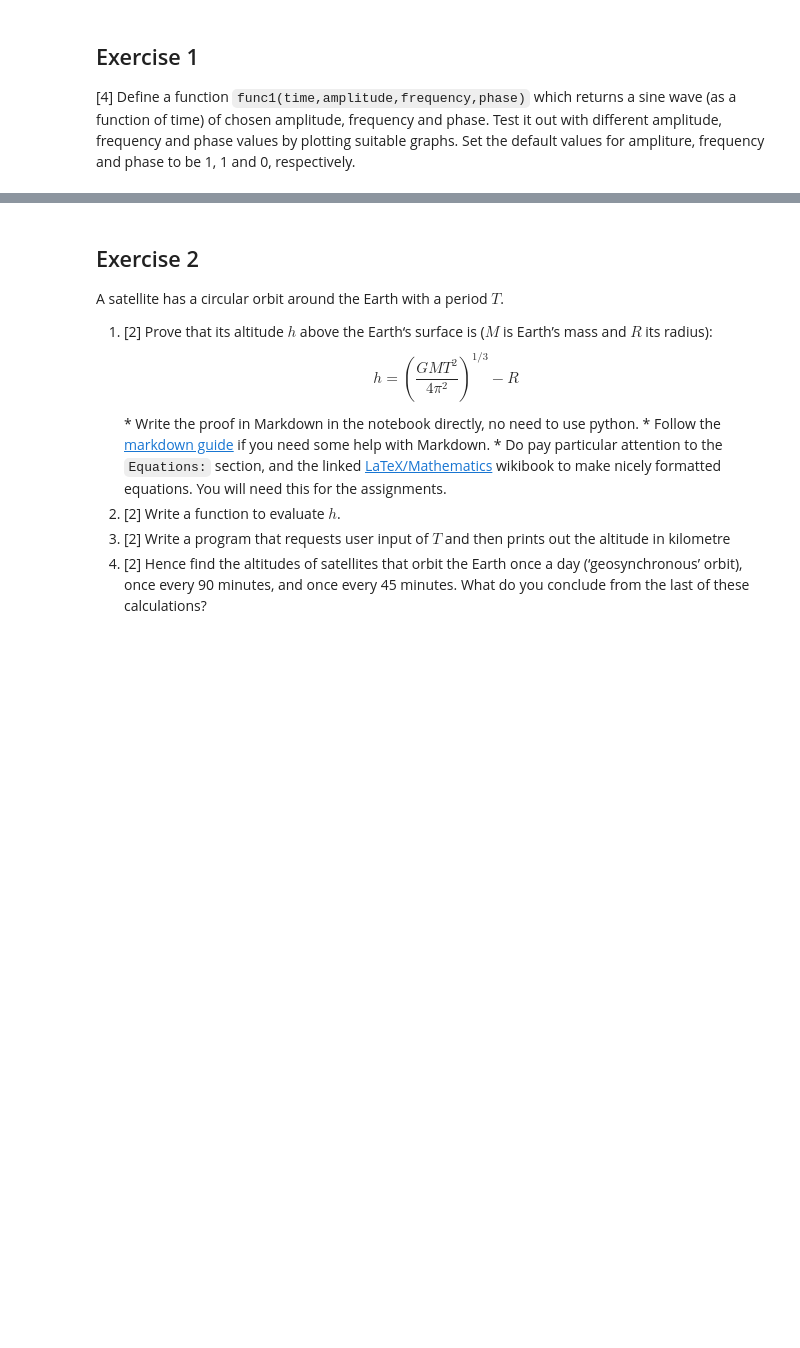
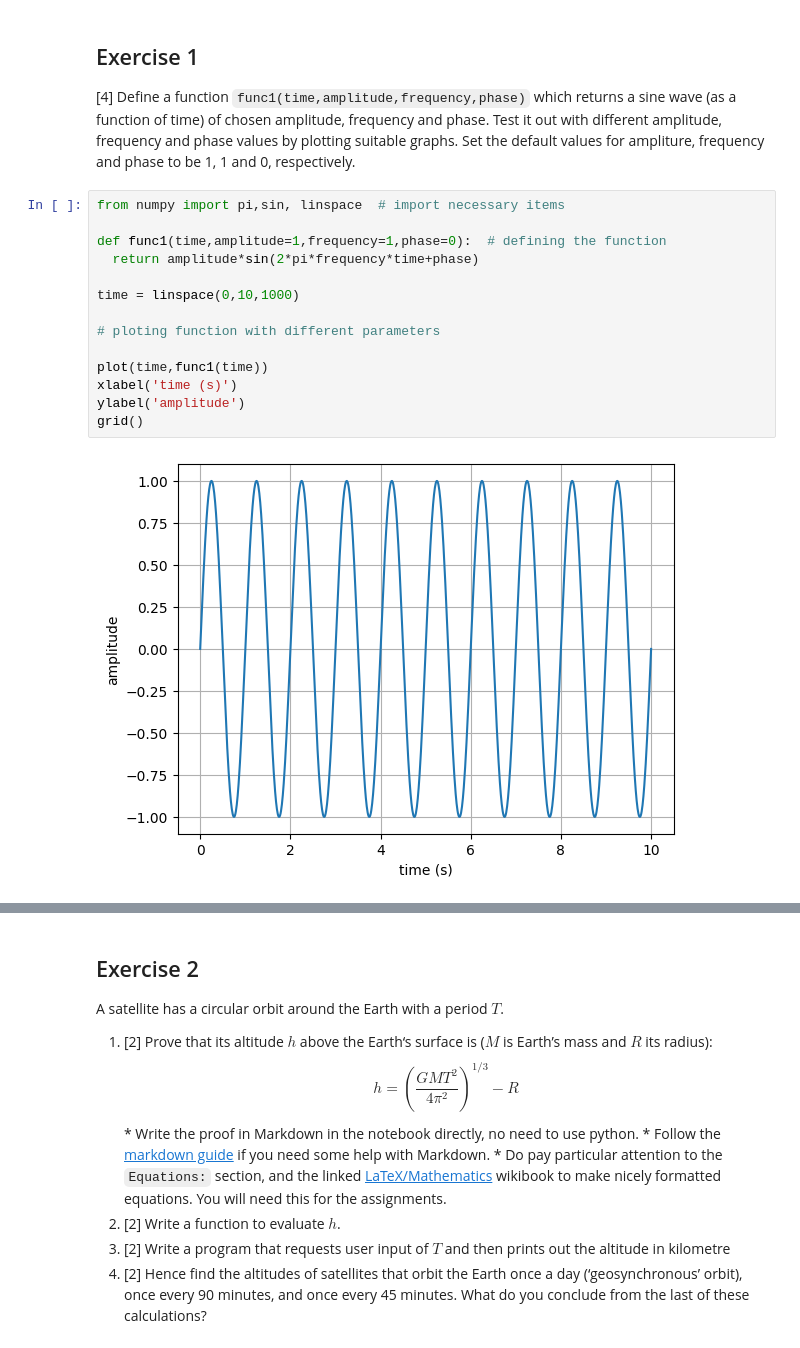
Before and after one commit to PX2145-2025/week-1-b-Morgan-Howard-Reuben, a Jupyter notebook: Functions.ipynb, the cells around one changed output, grey strips where cells are left out. Drawn from its saved outputs; the diff is of its cells as text; blank space fills up the shorter version.

```diff
--- a/Functions.ipynb
+++ b/Functions.ipynb
@@ -311,3 +311,19 @@ grid()
 ## Exercise 1
 
 [4] Define a function `func1(time,amplitude,frequency,phase)` which returns a sine wave (as a function of time) of chosen amplitude, frequency and phase. Test it out with different amplitude, frequency and phase values by plotting suitable graphs. Set the default values for ampliture, frequency and phase to be 1, 1 and 0, respectively.
+# %%
+from numpy import pi,sin, linspace  # import necessary items
+
+def func1(time,amplitude=1,frequency=1,phase=0):  # defining the function
+  return amplitude*sin(2*pi*frequency*time+phase)
+
+time = linspace(0,10,1000)
+
+# ploting function with different parameters
+
+plot(time,func1(time))
+xlabel('time (s)')
+ylabel('amplitude')
+grid()
+# %% [output]
+[figure, added]
```
Also changed, not shown: parts of 2 cells of this notebook.
